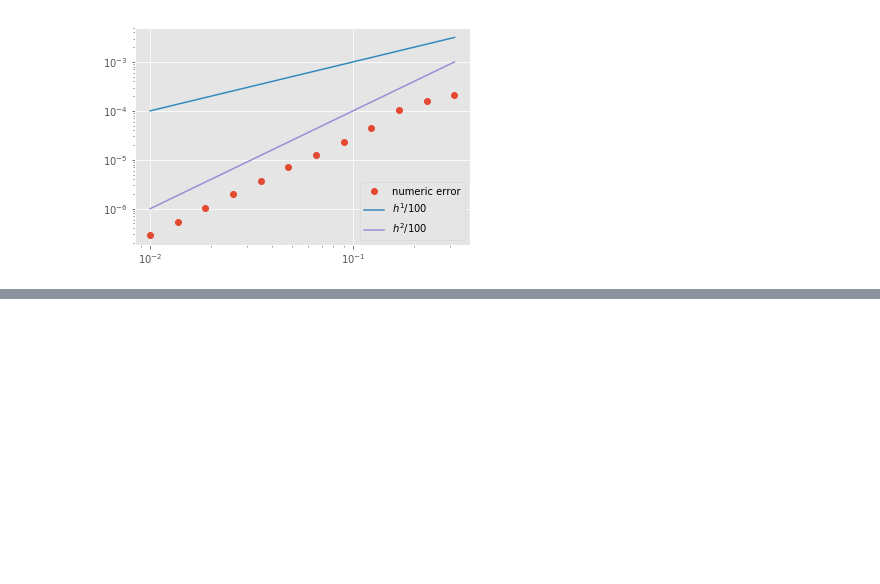
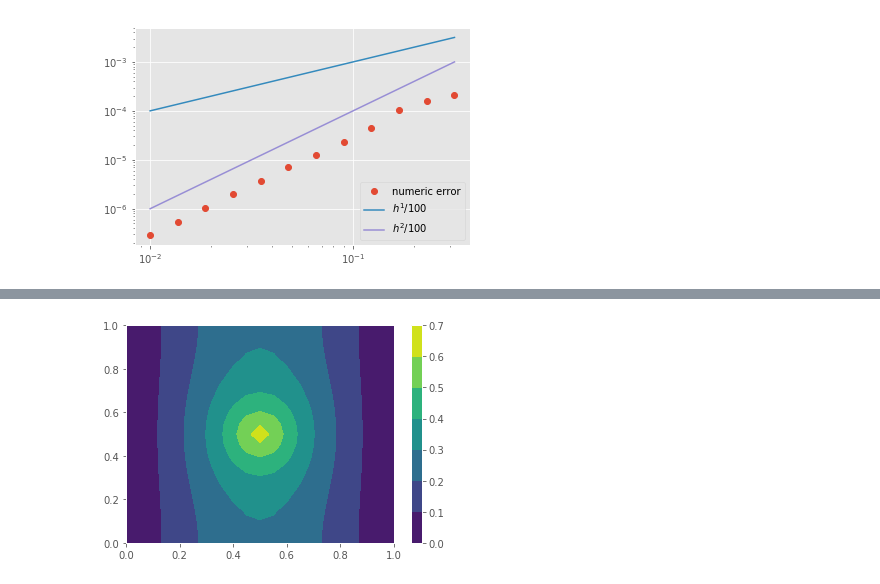
Before and after one commit to cu-numpde/numpde-fall2017, a Jupyter notebook: FD2D.ipynb, the cells around one changed output, grey strips where cells are left out. Drawn from its saved outputs; the diff is of its cells as text; code cells hidden in the pictures; blank space fills up the shorter version.

```diff
--- a/FD2D.ipynb
+++ b/FD2D.ipynb
@@ -195,0 +352,9 @@ pyplot.legend();
+# %%
+x, y, A, rhs = laplacian2d_nondiv(.05, lambda x,y: 0*x+1,
+                                  kappa, grad_kappa,
+                                  lambda x,y: 0*x, dirichlet=((0,-1),()))
+u = sp.linalg.spsolve(A, rhs).reshape(x.shape)
+pyplot.contourf(x, y, u)
+pyplot.colorbar();
+# %% [output]
+[figure, added]
```
Also changed, not shown: parts of 20 cells of this notebook.
